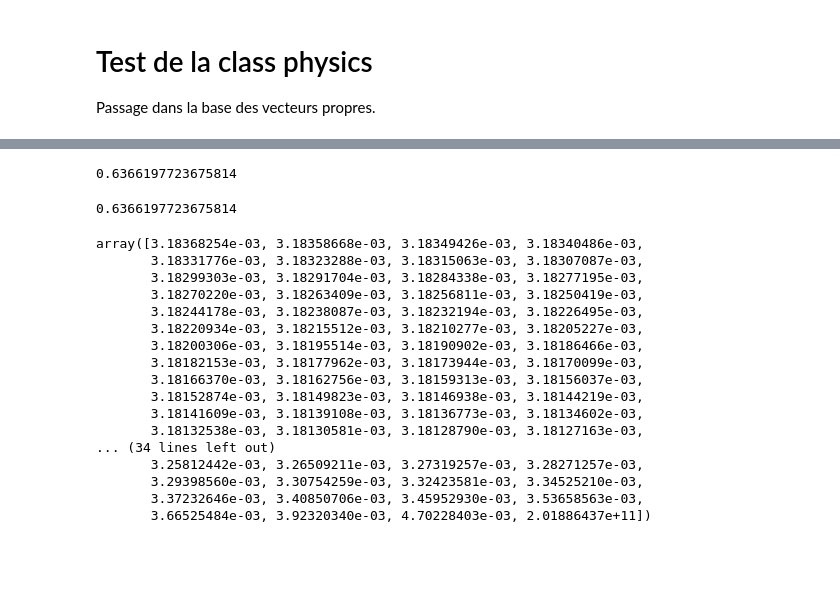
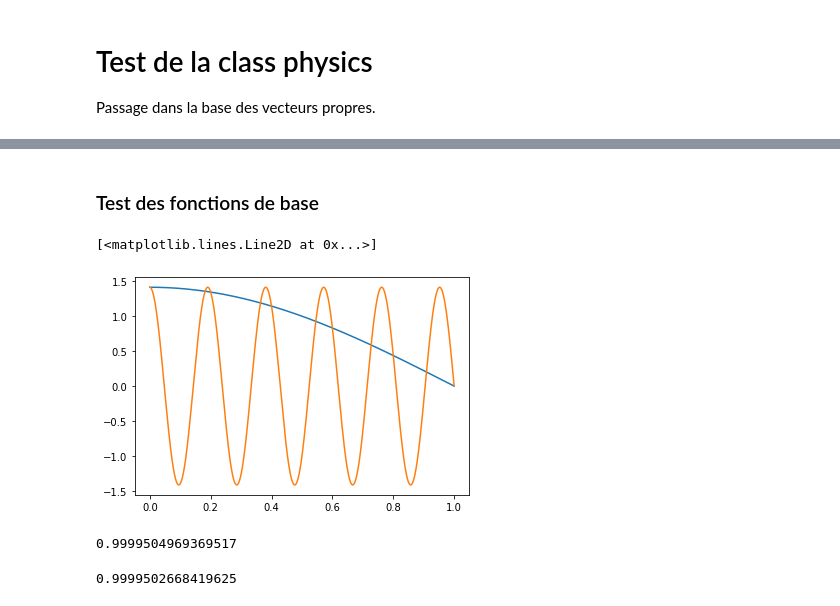
Before and after one commit to ceciledellavalle/phd, a Jupyter notebook: Test13 - Physics.ipynb, the cells around one changed output, grey strips where cells are left out. Drawn from its saved outputs; the diff is of its cells as text; code cells hidden in the pictures; blank space fills up the shorter version.

```diff
--- a/Test13 - Physics.ipynb
+++ b/Test13 - Physics.ipynb
@@ -21,7 +21,8 @@ from MyResNet.myfunc import Physics
 # %%
 a  = 1
 p  = 1
-nx = 200
-m  = 100
+nx = 20000
+m  = 200
+t = np.linspace(0,1,nx)
 # %%
 test = Physics(nx,m,a,p)
@@ -83,28 +29,20 @@ plt.plot(Tx1,'+')
-# %%
-Tx1[0]/x1[0]
-# %% [output]
-0.6366197723675814
-# %%
-1/test.eigm[0]
-# %% [output]
-0.6366197723675814
-# %%
-Tx/x
-# %% [output]
-array([3.18368254e-03, 3.18358668e-03, 3.18349426e-03, 3.18340486e-03,
-       3.18331776e-03, 3.18323288e-03, 3.18315063e-03, 3.18307087e-03,
-       3.18299303e-03, 3.18291704e-03, 3.18284338e-03, 3.18277195e-03,
-       3.18270220e-03, 3.18263409e-03, 3.18256811e-03, 3.18250419e-03,
-       3.18244178e-03, 3.18238087e-03, 3.18232194e-03, 3.18226495e-03,
-       3.18220934e-03, 3.18215512e-03, 3.18210277e-03, 3.18205227e-03,
-       3.18200306e-03, 3.18195514e-03, 3.18190902e-03, 3.18186466e-03,
-       3.18182153e-03, 3.18177962e-03, 3.18173944e-03, 3.18170099e-03,
-       3.18166370e-03, 3.18162756e-03, 3.18159313e-03, 3.18156037e-03,
-       3.18152874e-03, 3.18149823e-03, 3.18146938e-03, 3.18144219e-03,
-       3.18141609e-03, 3.18139108e-03, 3.18136773e-03, 3.18134602e-03,
-       3.18132538e-03, 3.18130581e-03, 3.18128790e-03, 3.18127163e-03,
-... (34 lines left out)
-       3.25812442e-03, 3.26509211e-03, 3.27319257e-03, 3.28271257e-03,
-       3.29398560e-03, 3.30754259e-03, 3.32423581e-03, 3.34525210e-03,
-       3.37232646e-03, 3.40850706e-03, 3.45952930e-03, 3.53658563e-03,
-       3.66525484e-03, 3.92320340e-03, 4.70228403e-03, 2.01886437e+11])
+# %% [markdown]
+### Test des fonctions de base
+# %%
+x0 = np.sqrt(2)*np.cos(np.pi/2*t)
+xm = np.sqrt(2)*np.cos(np.pi*(10+1/2)*t)
+plt.plot(t,x0)
+plt.plot(t,xm)
+# %% [output]
+[<matplotlib.lines.Line2D at 0x...>]
+[figure, added]
+# %%
+y0 = test.BasisChange(x0)
+ym = test.BasisChange(xm)
+(y0**2).sum()
+# %% [output]
+0.9999504969369517
+# %%
+(ym**2).sum()
+# %% [output]
+0.9999502668419625
```
Also changed, not shown: parts of 47 cells of this notebook, 3 other files.
